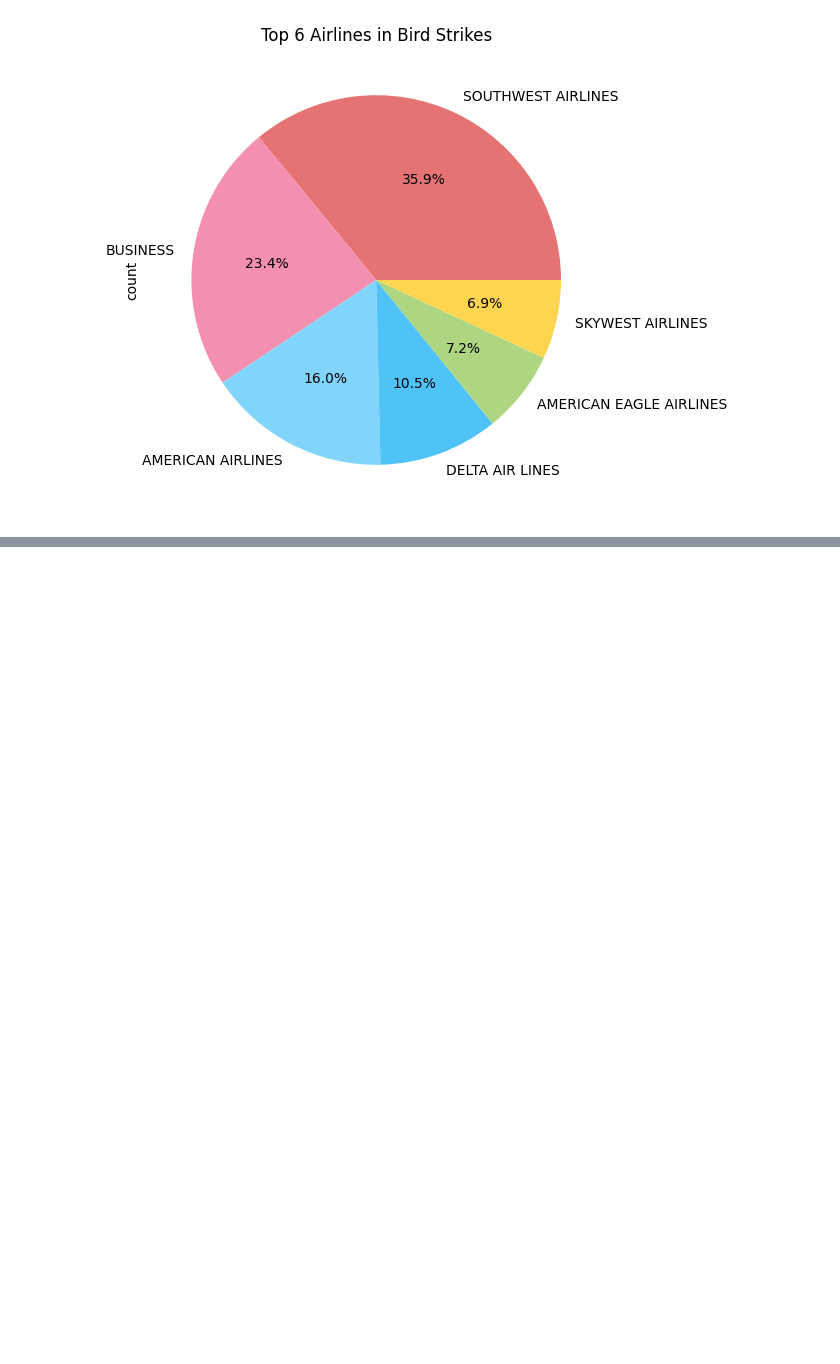
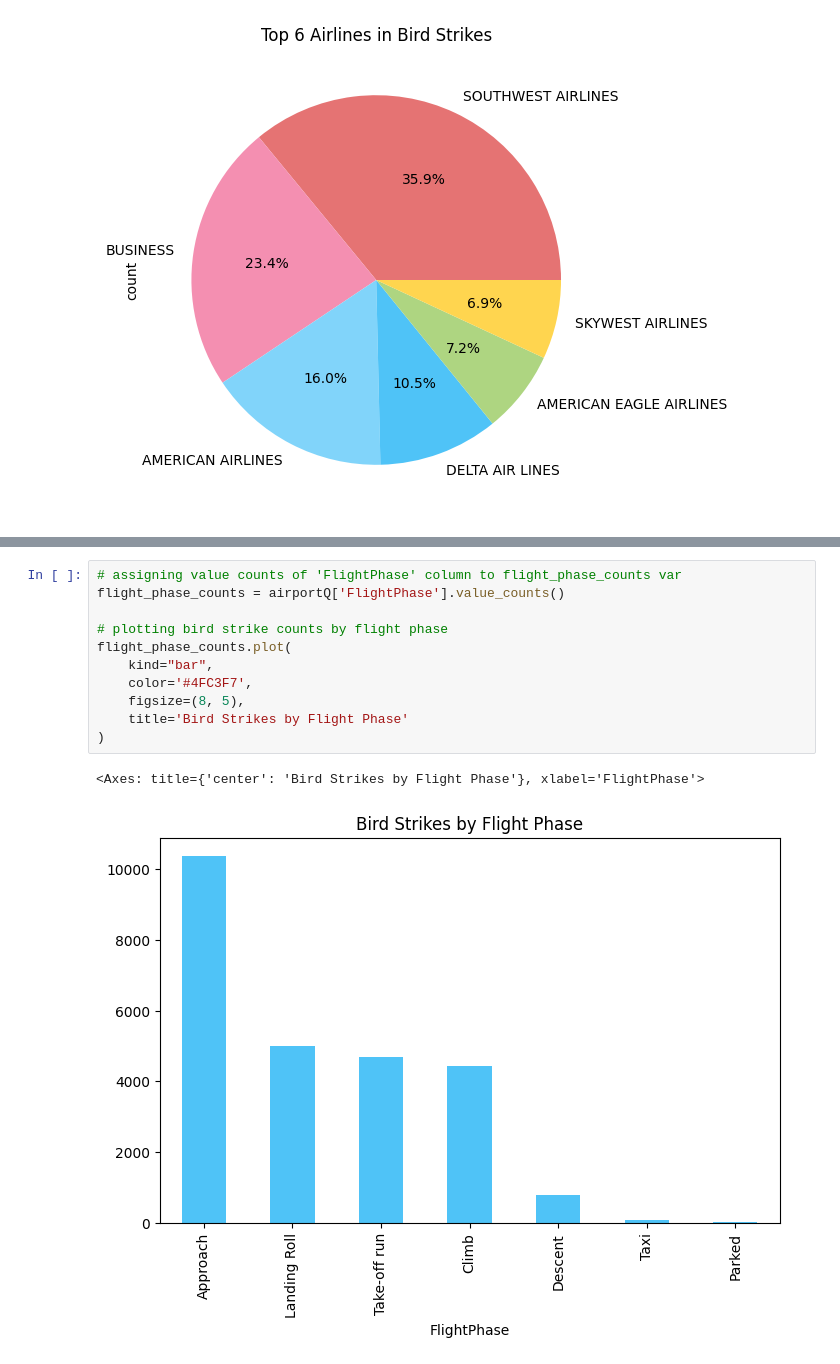
Before and after one commit to Kiyojute/Bird_Strikes, a Jupyter notebook: Aviation_Bird_Strikes.ipynb, the cells around one changed output, grey strips where cells are left out. Cells and saved outputs as stored; diff of their text form; blank space fills up the shorter version.

Commit message:
added FlightPhase visualization

```diff
--- a/Aviation_Bird_Strikes.ipynb
+++ b/Aviation_Bird_Strikes.ipynb
@@ -451,0 +464,14 @@ top_airlines.plot(
+# %%
+# assigning value counts of 'FlightPhase' column to flight_phase_counts var
+flight_phase_counts = airportQ['FlightPhase'].value_counts()
+
+# plotting bird strike counts by flight phase
+flight_phase_counts.plot(
+    kind="bar",
+    color='#4FC3F7',
+    figsize=(8, 5),
+    title='Bird Strikes by Flight Phase'
+)
+# %% [output]
+<Axes: title={'center': 'Bird Strikes by Flight Phase'}, xlabel='FlightPhase'>
+[figure, added]
```
Also changed, not shown: parts of 1 cell of this notebook, 1 other file.
